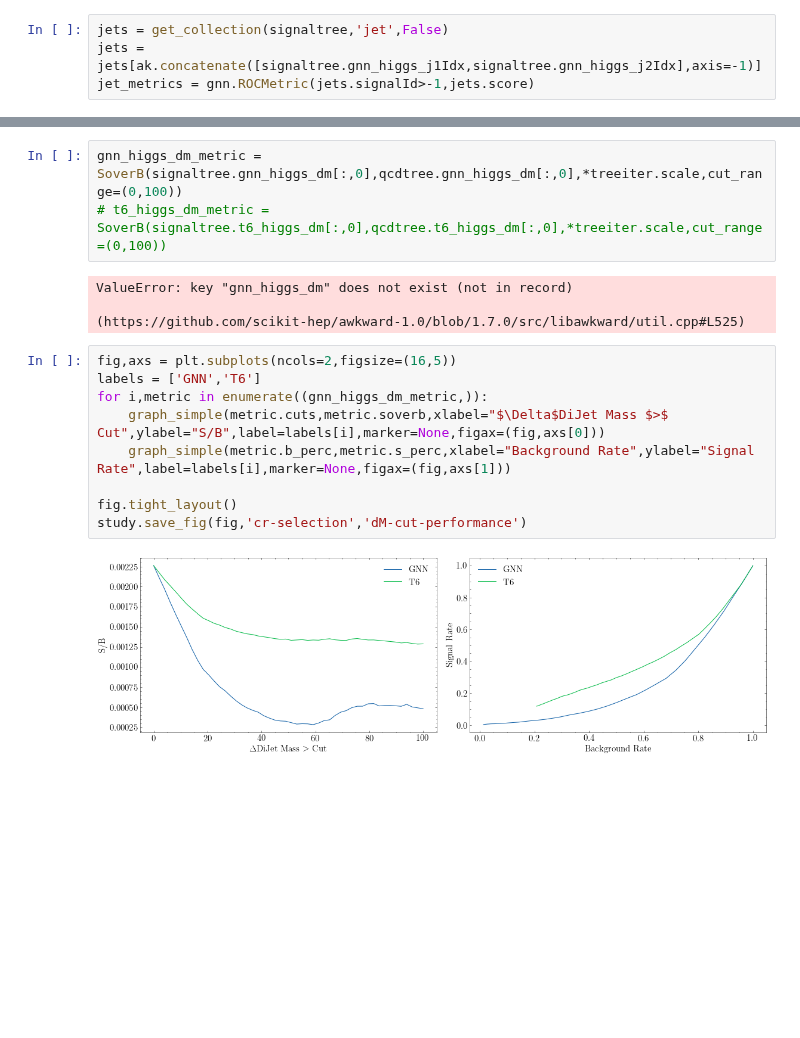
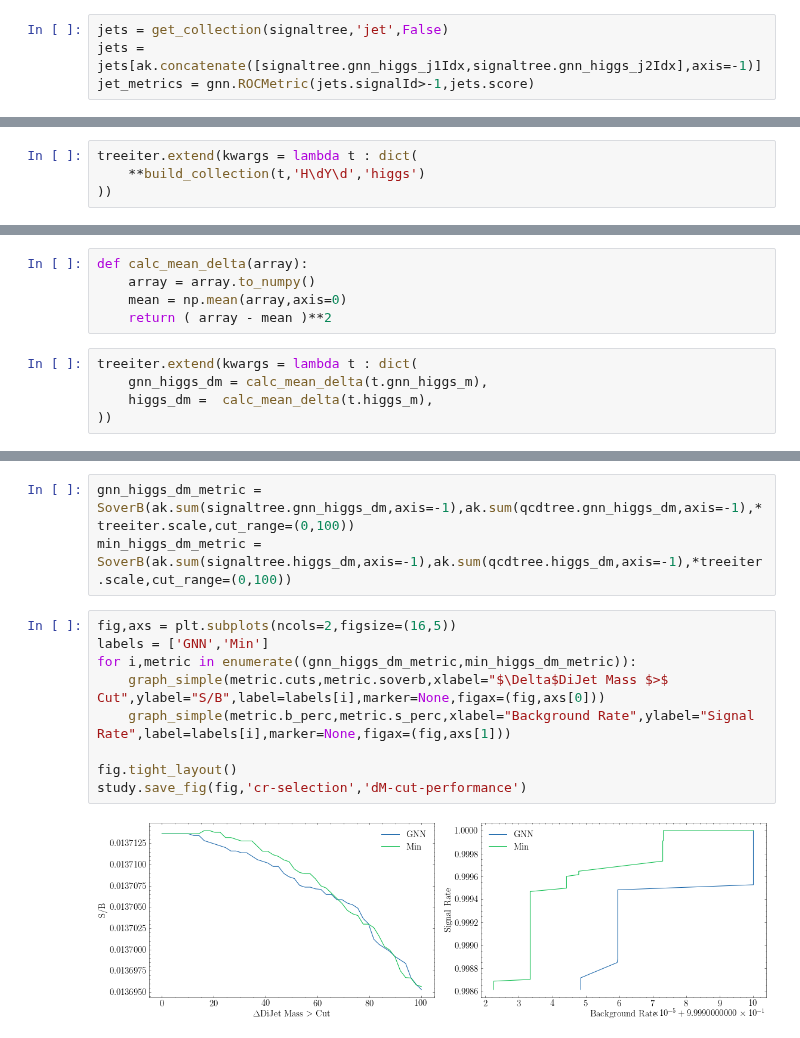
Before and after one commit to ekoenig4/analysis, a Jupyter notebook: jupyter/eightb/pairing_methods/graph_net/check-golden.ipynb, the cells around one changed output, grey strips where cells are left out. Cells and saved outputs as stored; diff of their text form; blank space fills up the shorter version.

```diff
--- a/jupyter/eightb/pairing_methods/graph_net/check-golden.ipynb
+++ b/jupyter/eightb/pairing_methods/graph_net/check-golden.ipynb
@@ -94,0 +88,4 @@ study.save_fig(fig,'graphs','selected-model-roc')
+# %%
+treeiter.extend(kwargs = lambda t : dict(
+    **build_collection(t,'H\dY\d','higgs')
+))
@@ -110 +119,11 @@ class SoverB:
+# %%
+def calc_mean_delta(array):
+    array = array.to_numpy()
+    mean = np.mean(array,axis=0)
+    return ( array - mean )**2
+# %%
+treeiter.extend(kwargs = lambda t : dict(
+    gnn_higgs_dm = calc_mean_delta(t.gnn_higgs_m),
+    higgs_dm =  calc_mean_delta(t.higgs_m),
+))
 # %%
@@ -114,18 +142,14 @@ study.quick(treeiter,varlist=['gnn_higgs_dm:0'],xlabels=['GNN $\Delta$DiJet Mass
 # %%
-gnn_higgs_dm_metric = SoverB(signaltree.gnn_higgs_dm[:,0],qcdtree.gnn_higgs_dm[:,0],*treeiter.scale,cut_range=(0,100))
-# t6_higgs_dm_metric = SoverB(signaltree.t6_higgs_dm[:,0],qcdtree.t6_higgs_dm[:,0],*treeiter.scale,cut_range=(0,100))
+gnn_higgs_dm_metric = SoverB(ak.sum(signaltree.gnn_higgs_dm,axis=-1),ak.sum(qcdtree.gnn_higgs_dm,axis=-1),*treeiter.scale,cut_range=(0,100))
+min_higgs_dm_metric = SoverB(ak.sum(signaltree.higgs_dm,axis=-1),ak.sum(qcdtree.higgs_dm,axis=-1),*treeiter.scale,cut_range=(0,100))
-# %% [output]
-ValueError: key "gnn_higgs_dm" does not exist (not in record)
-
-(https://github.com/scikit-hep/awkward-1.0/blob/1.7.0/src/libawkward/util.cpp#L525)
 # %%
 fig,axs = plt.subplots(ncols=2,figsize=(16,5))
-labels = ['GNN','T6']
-for i,metric in enumerate((gnn_higgs_dm_metric,)):
+labels = ['GNN','Min']
+for i,metric in enumerate((gnn_higgs_dm_metric,min_higgs_dm_metric)):
     graph_simple(metric.cuts,metric.soverb,xlabel="$\Delta$DiJet Mass $>$ Cut",ylabel="S/B",label=labels[i],marker=None,figax=(fig,axs[0]))
     graph_simple(metric.b_perc,metric.s_perc,xlabel="Background Rate",ylabel="Signal Rate",label=labels[i],marker=None,figax=(fig,axs[1]))
 
 fig.tight_layout()
 study.save_fig(fig,'cr-selection','dM-cut-performance')
 # %% [output]
-[figure, old version]
+[figure, new version]
```
Also changed, not shown: parts of 19 cells of this notebook, 9 other files.
